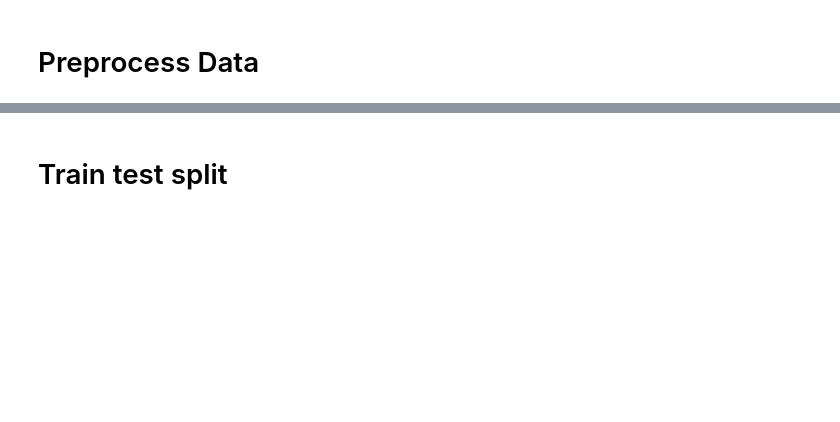
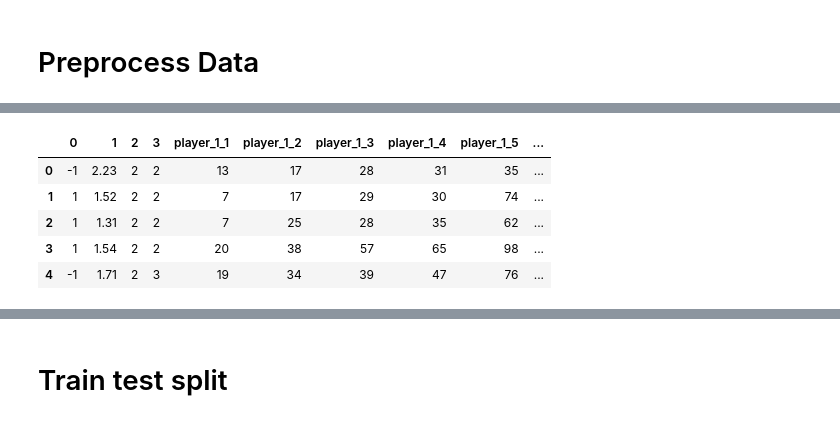
Before and after one commit to SHINE1607/ineuron_hackathon, a Jupyter notebook: bundle_2/Dota/code.ipynb, the cells around one changed output, grey strips where cells are left out. Cells and saved outputs as stored; diff of their text form; code cells hidden in the pictures; blank space fills up the shorter version.

```diff
--- a/bundle_2/Dota/code.ipynb
+++ b/bundle_2/Dota/code.ipynb
@@ -77,0 +150,9 @@ df = preprocess(df.copy())
+# %%
+df.head(5)
+# %% [output]
+|  | 0 | 1 | 2 | 3 | player_1_1 | player_1_2 | player_1_3 | player_1_4 | player_1_5 | ... |
+| 0 | -1 | 2.23 | 2 | 2 | 13 | 17 | 28 | 31 | 35 | ... |
+| 1 | 1 | 1.52 | 2 | 2 | 7 | 17 | 29 | 30 | 74 | ... |
+| 2 | 1 | 1.31 | 2 | 2 | 7 | 25 | 28 | 35 | 62 | ... |
+| 3 | 1 | 1.54 | 2 | 2 | 20 | 38 | 57 | 65 | 98 | ... |
+| 4 | -1 | 1.71 | 2 | 3 | 19 | 34 | 39 | 47 | 76 | ... |
```
Also changed, not shown: parts of 38 cells of this notebook, 6 other files.
